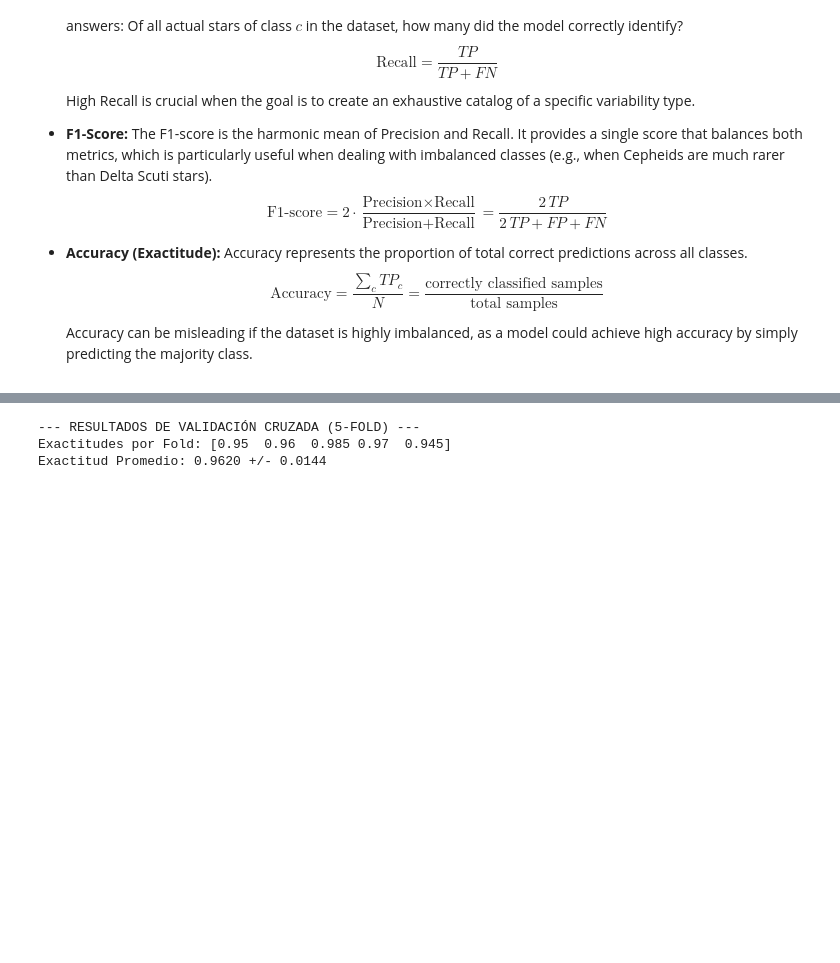
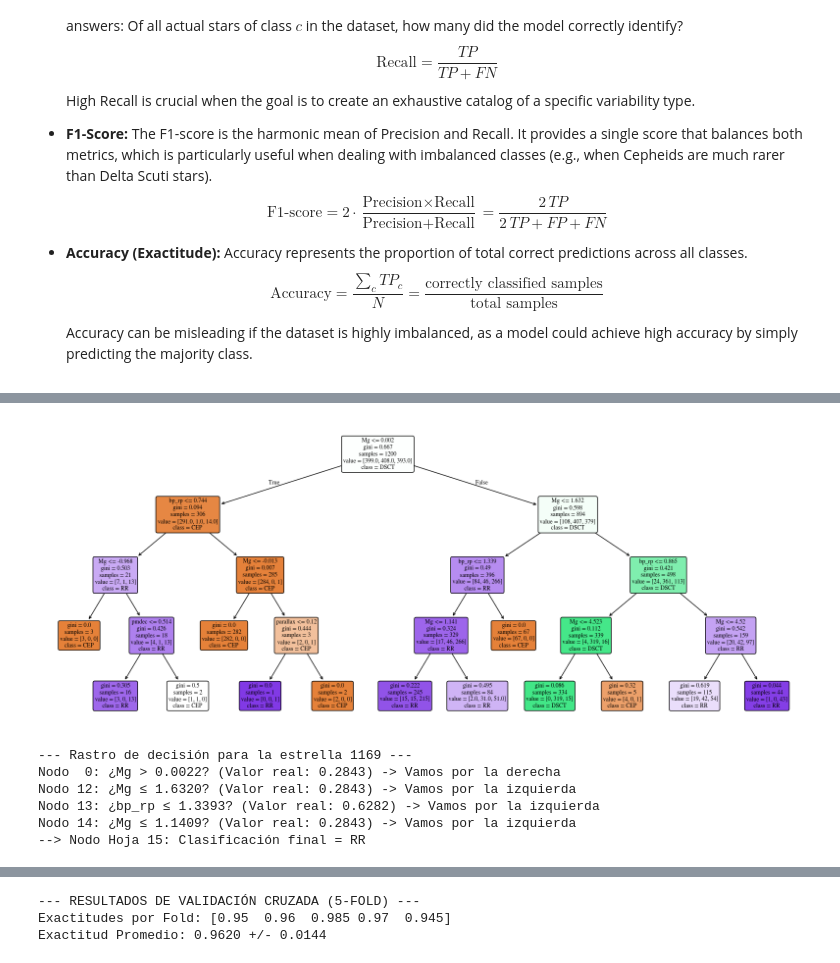
Before and after one commit to jurados/AS4501_Astroinformatic, a Jupyter notebook: Auxiliar/AUX4_SuperviserML.ipynb, the cells around one changed output, grey strips where cells are left out. Saved outputs shown, nothing was run; the diff lists cells and outputs as text; code cells hidden in the pictures; blank space fills up the shorter version.

```diff
--- a/Auxiliar/AUX4_SuperviserML.ipynb
+++ b/Auxiliar/AUX4_SuperviserML.ipynb
@@ -500,0 +503,10 @@ ValueError: a must be greater than 0 unless no samples are taken
+# %%
+from sklearn.tree import DecisionTreeClassifier, plot_tree
+
+# Train
+dtree = DecisionTreeClassifier(max_depth=4, random_state=42)
+dtree.fit(X_train, y_train)
+
+# Evaluate
+y_pred_dtree = dtree.predict(X_test)
+print(classification_report(y_test, y_pred_dtree))
@@ -500,0 +523,50 @@ ValueError: a must be greater than 0 unless no samples are taken
+# %%
+fig, ax = plt.subplots(figsize=(20, 8))
+plot_tree(dtree,
+          feature_names=X.columns.tolist(),
+          class_names=dtree.classes_,
+          filled=True,
+          rounded=True,
+          ax=ax)
+plt.show()
+
+# Select one objet from the test set to analyze its path through the tree
+sample_idx = np.random.randint(0, len(X_test))  # You can change this index to select a different sample
+sample = X_test.iloc[sample_idx:sample_idx+1]
+node_indicator = dtree.decision_path(sample)
+leaf_id = dtree.apply(sample) # El nodo final (hoja)
+node_indices = node_indicator.indices
+
+print(f"--- Rastro de decisión para la estrella {y_test.index[sample_idx]} ---")
+
+# 2. Iterar sobre los nodos del camino
+for node_id in node_indices:
+    # Si el nodo es una hoja, terminamos
+    if leaf_id[0] == node_id:
+        print(f"--> Nodo Hoja {node_id}: Clasificación final = {dtree.predict(sample)[0]}")
+        break
+
+    # Obtener la regla del nodo
+    feature = dtree.tree_.feature[node_id]
+    threshold = dtree.tree_.threshold[node_id]
+    feature_name = X.columns[feature]
+    value = sample.values[0][feature]
+
+    # Determinar si fue por la izquierda (True) o derecha (False)
+    if value <= threshold:
+        direction = "≤"
+        next_step = "izquierda"
+    else:
+        direction = ">"
+        next_step = "derecha"
+
+    print(f"Nodo {node_id:2}: ¿{feature_name} {direction} {threshold:.4f}? "
+          f"(Valor real: {value:.4f}) -> Vamos por la {next_step}")
+# %% [output]
+[figure, added]
+--- Rastro de decisión para la estrella 1169 ---
+Nodo  0: ¿Mg > 0.0022? (Valor real: 0.2843) -> Vamos por la derecha
+Nodo 12: ¿Mg ≤ 1.6320? (Valor real: 0.2843) -> Vamos por la izquierda
+Nodo 13: ¿bp_rp ≤ 1.3393? (Valor real: 0.6282) -> Vamos por la izquierda
+Nodo 14: ¿Mg ≤ 1.1409? (Valor real: 0.2843) -> Vamos por la izquierda
+--> Nodo Hoja 15: Clasificación final = RR
```
Also changed, not shown: parts of 29 cells of this notebook.
